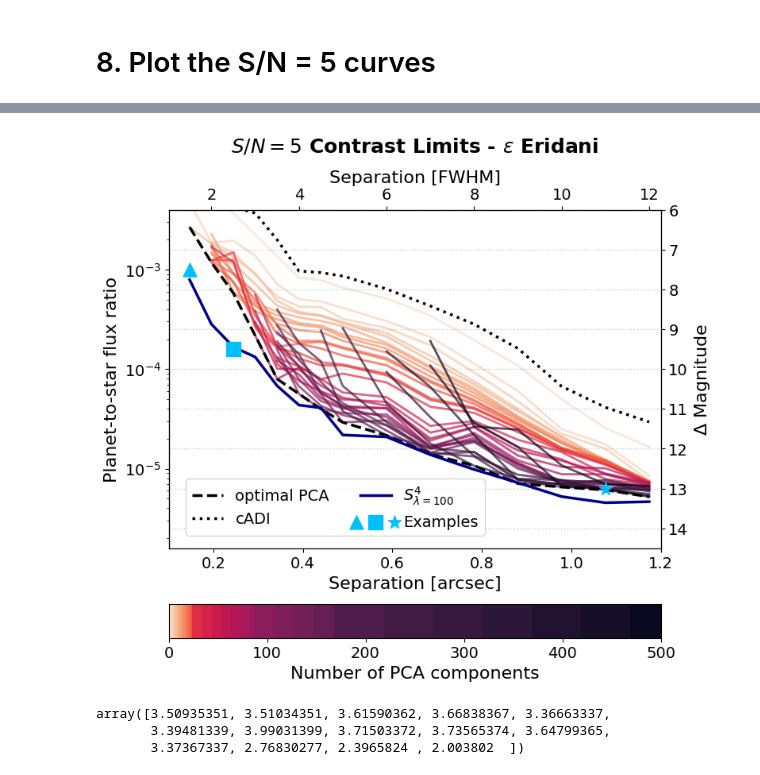
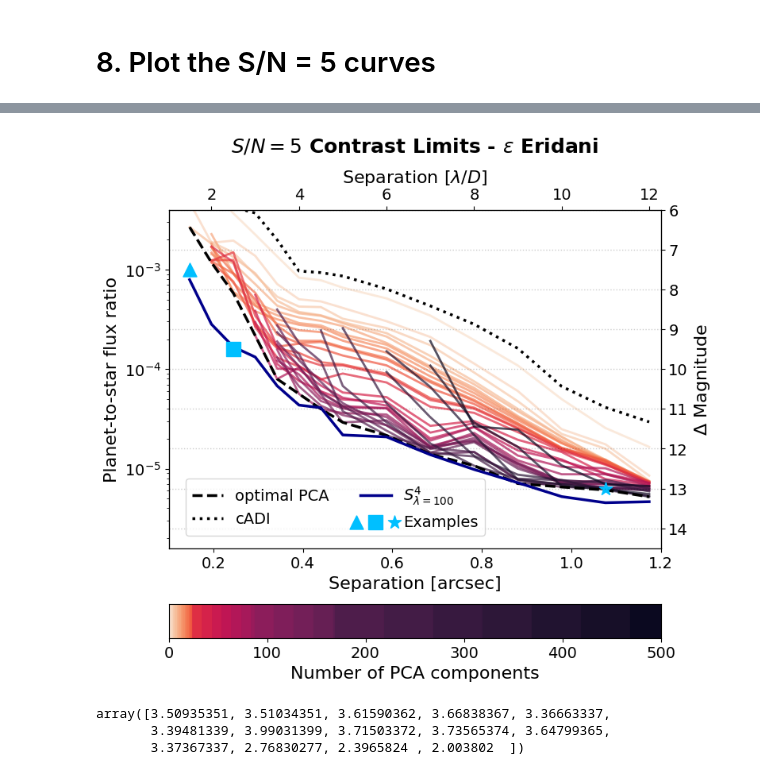
Before and after one commit to markusbonse/fours, a Jupyter notebook: notebooks/paper_plots/05_plot_contrast_curves_and_residuals.ipynb, the cells around one changed output, grey strips where cells are left out. Cells and saved outputs as stored; diff of their text form; code cells hidden in the pictures.

```diff
--- a/notebooks/paper_plots/05_plot_contrast_curves_and_residuals.ipynb
+++ b/notebooks/paper_plots/05_plot_contrast_curves_and_residuals.ipynb
@@ -559,7 +560,7 @@ ex3=axis_contrast_curvse.scatter(
 axis_contrast_curvse.set_xlabel(
     r"Separation [arcsec]", size=16)
 axis_contrast_curvse_lambda.set_xlabel(
-    r"Separation [FWHM]", size=16)
+    r"Separation [$\lambda/D$]", size=16)
 
 axis_contrast_curvse.set_ylabel(
     r"Planet-to-star flux ratio", size=16)
@@ -574,34 +575,34 @@ axis_contrast_curvse_mag.tick_params(
     axis='both', which='major', labelsize=14)
 
 axis_contrast_curvse_mag.set_title(
     r"$S/N = 5$ Contrast Limits - $\epsilon$ Eridani",
     fontsize=18, fontweight="bold", y=1.15)
 
 # --------------------------- Legend -----------------------
 handles, labels = axis_contrast_curvse.\
     get_legend_handles_labels()
 
 labels.append("Examples")
 
 # Create a legend with grouped markers and line plot
 legend_elements = [
     handles[0],
     handles[1],
     handles[2],
     (ex1, ex2, ex3)]
 
 # Add legend
 leg1 = fig.legend(legend_elements, labels,
                   bbox_to_anchor=(0.14, 0.28),
                   fontsize=14,
                   handler_map={tuple: HandlerTuple(ndivide=None, pad=1.7)},
                   loc='lower left', ncol=2)
 
 _=plt.setp(leg1.get_title(),fontsize=14)
 fig.patch.set_facecolor('white')
 plt.savefig("./final_plots/05_contrast_limits.pdf", bbox_inches='tight')
 # %% [output]
-[figure, old version]
+[figure, new version]
 # %%
 # the contrast improvement compared to cADI! [mag]
 (s4_contrast.values[1:] - flux_ratio2mag(cADI_contrast_curve.values.flatten()[1:]))
```
Also changed, not shown: parts of 8 cells of this notebook, 9 other files.
